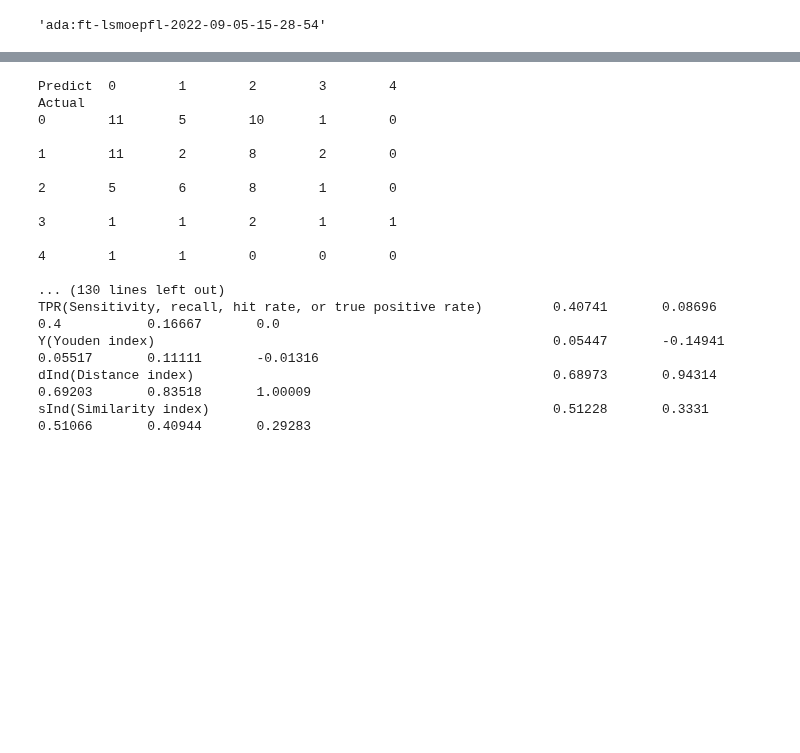
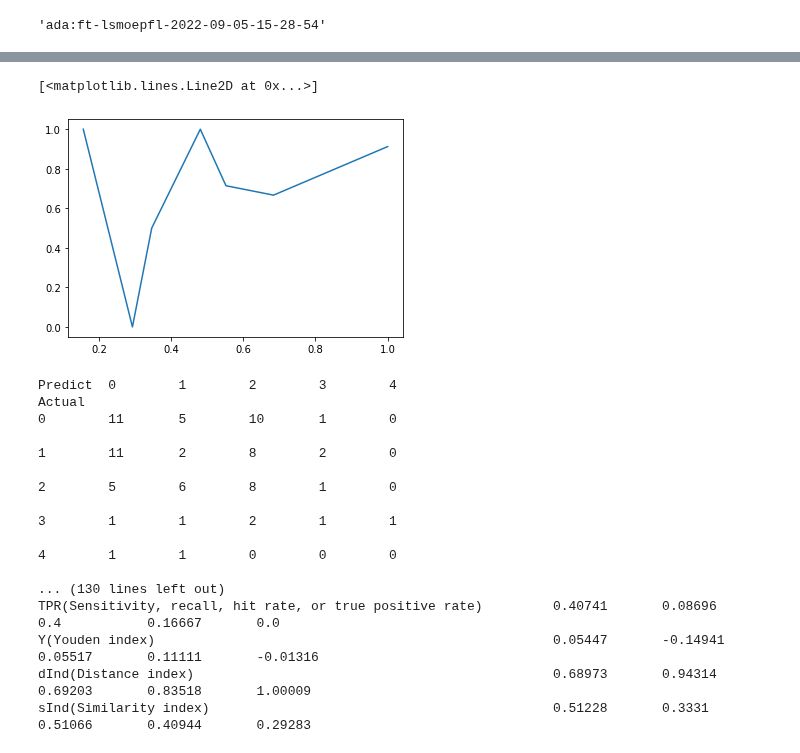
Before and after one commit to kjappelbaum/gpt3forchem, a Jupyter notebook: experiments/17_try_learning_w_smiles_augmentation.ipynb, the cells around one changed output, grey strips where cells are left out. Drawn from its saved outputs; the diff is of its cells as text; code cells hidden in the pictures; blank space fills up the shorter version.

```diff
--- a/experiments/17_try_learning_w_smiles_augmentation.ipynb
+++ b/experiments/17_try_learning_w_smiles_augmentation.ipynb
@@ -95,3 +119,8 @@ true_augmented = [int(e.split("@")[0]) for e in test_prompts["completion"]]
+# %%
+plt.plot(y,x)
+# %% [output]
+[<matplotlib.lines.Line2D at 0x...>]
+[figure, added]
 # %%
 predictions_unaugmented = [
     int(extract_prediction(completions, i)) for i in range(len(completions_unaugmented["choices"]))
```
Also changed, not shown: parts of 25 cells of this notebook, 6 other files.
